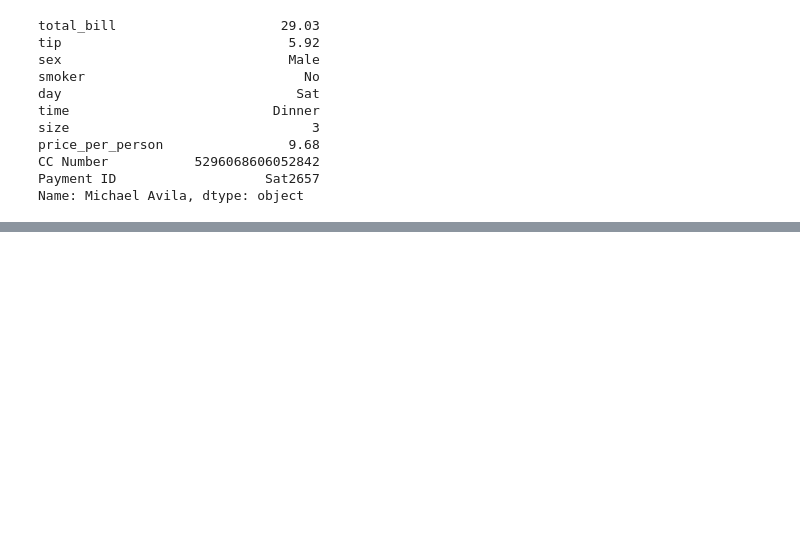
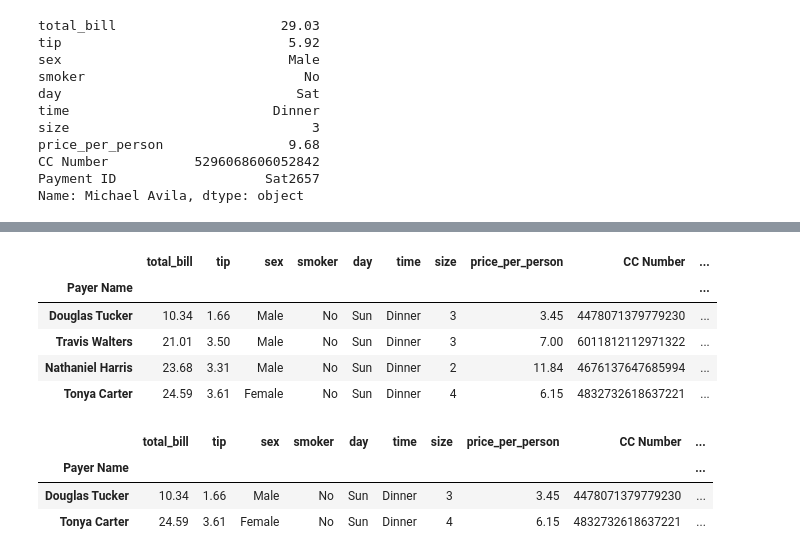
Before and after one commit to pythonai211225-rgb/17.06.2026, a Jupyter notebook: pandas2_17_06_2026.ipynb, the cells around one changed output, grey strips where cells are left out. Drawn from its saved outputs; the diff is of its cells as text; code cells hidden in the pictures; blank space fills up the shorter version.

```diff
--- a/pandas2_17_06_2026.ipynb
+++ b/pandas2_17_06_2026.ipynb
@@ -210,0 +228,16 @@ Name: Michael Avila, dtype: object
+# %%
+df = pd.read_csv('tips.csv')
+df = df.set_index('Payer Name')
+display(df.loc['Douglas Tucker': 'Tonya Carter'])  # like df.iloc[4:0:-1]
+display(df.loc[ ['Douglas Tucker', 'Tonya Carter'] ])
+# %% [output]
+|  | total_bill | tip | sex | smoker | day | time | size | price_per_person | CC Number | ... |
+| Payer Name |  |  |  |  |  |  |  |  |  | ... |
+| Douglas Tucker | 10.34 | 1.66 | Male | No | Sun | Dinner | 3 | 3.45 | 4478071379779230 | ... |
+| Travis Walters | 21.01 | 3.50 | Male | No | Sun | Dinner | 3 | 7.00 | 6011812112971322 | ... |
+| Nathaniel Harris | 23.68 | 3.31 | Male | No | Sun | Dinner | 2 | 11.84 | 4676137647685994 | ... |
+| Tonya Carter | 24.59 | 3.61 | Female | No | Sun | Dinner | 4 | 6.15 | 4832732618637221 | ... |
+|  | total_bill | tip | sex | smoker | day | time | size | price_per_person | CC Number | ... |
+| Payer Name |  |  |  |  |  |  |  |  |  | ... |
+| Douglas Tucker | 10.34 | 1.66 | Male | No | Sun | Dinner | 3 | 3.45 | 4478071379779230 | ... |
+| Tonya Carter | 24.59 | 3.61 | Female | No | Sun | Dinner | 4 | 6.15 | 4832732618637221 | ... |
```
Also changed, not shown: parts of 3 cells of this notebook.
